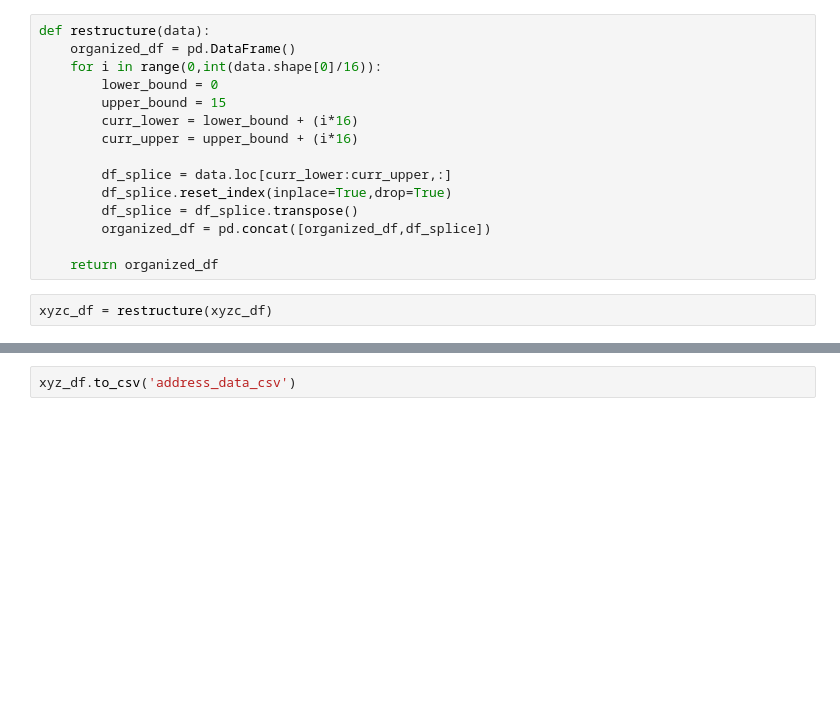
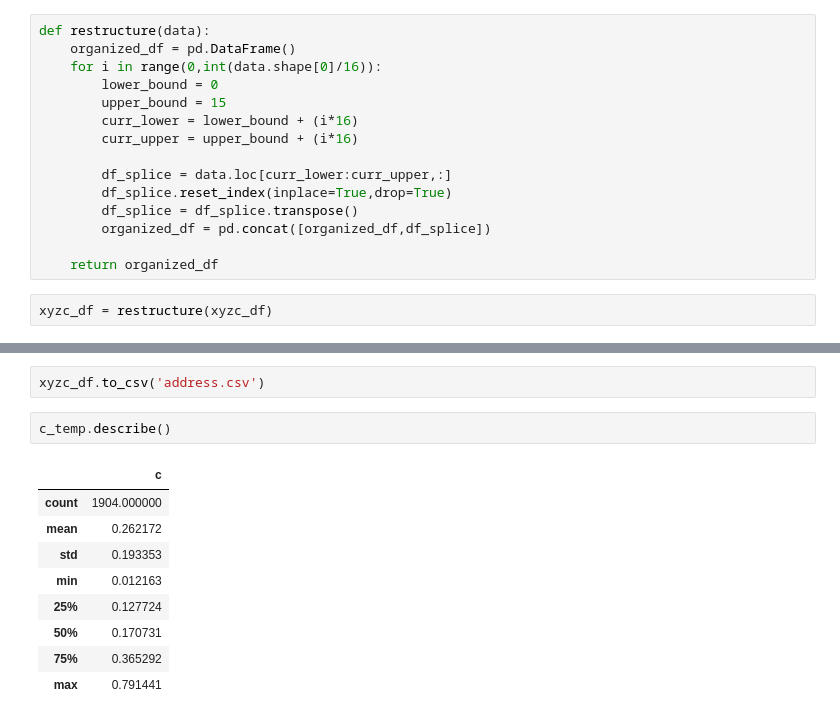
Before and after one commit to ampos1/kerasPose-CoreML, a Jupyter notebook: single_file_pipeline.ipynb, the cells around one changed output, grey strips where cells are left out. Drawn from its saved outputs; the diff is of its cells as text; blank space fills up the shorter version.

```diff
--- a/single_file_pipeline.ipynb
+++ b/single_file_pipeline.ipynb
@@ -119,2 +119,14 @@ xyzc_df
-# %%
-xyz_df.to_csv('address_data_csv')
+# %%
+xyzc_df.to_csv('address.csv')
+# %%
+c_temp.describe()
+# %% [output]
+|  | c |
+| count | 1904.000000 |
+| mean | 0.262172 |
+| std | 0.193353 |
+| min | 0.012163 |
+| 25% | 0.127724 |
+| 50% | 0.170731 |
+| 75% | 0.365292 |
+| max | 0.791441 |
```
Also changed, not shown: parts of 4 cells of this notebook, 16 other files.
